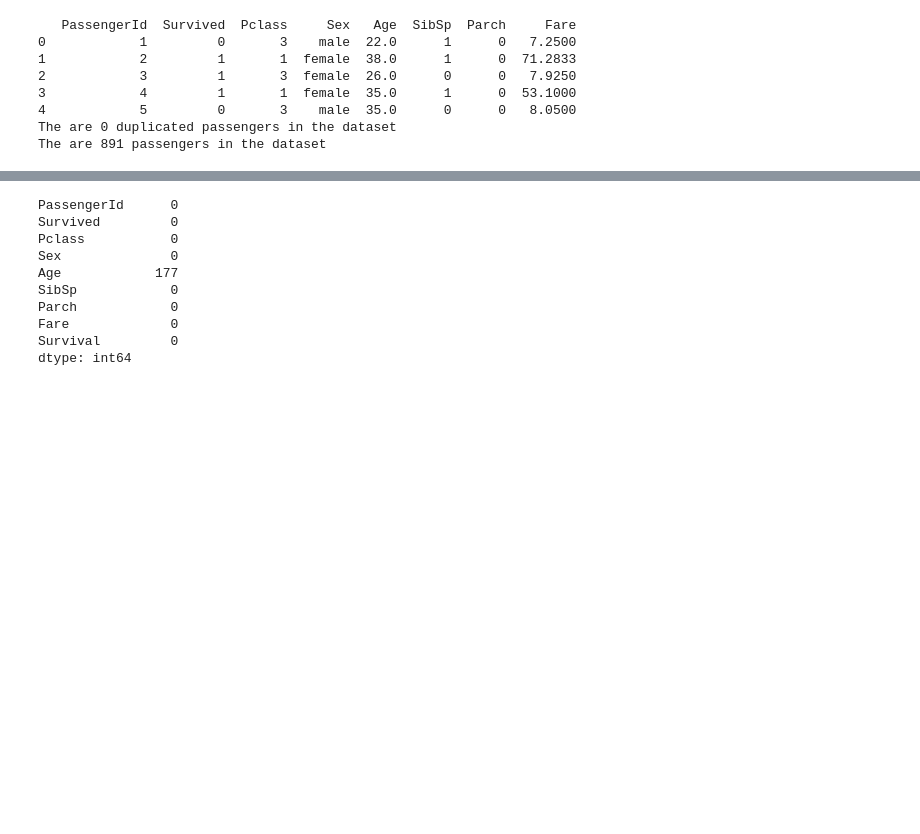
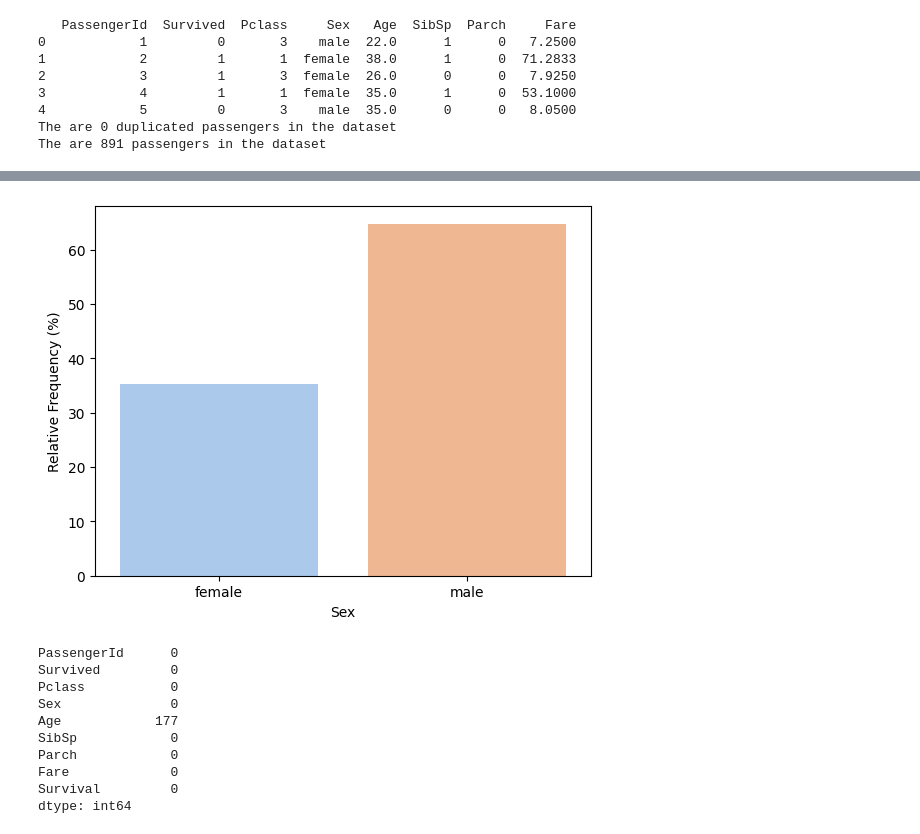
Before and after one commit to rhiats/titanicPrediction, a Jupyter notebook: titanicPred.ipynb, the cells around one changed output, grey strips where cells are left out. Drawn from its saved outputs; the diff is of its cells as text; code cells hidden in the pictures; blank space fills up the shorter version.

```diff
--- a/titanicPred.ipynb
+++ b/titanicPred.ipynb
@@ -83,3 +85,26 @@ balanced(X)
+# %%
+def balanced_sex(df):
+  """
+    Percentage of passengers by sex
+    Balanced or Imbalanced Data
+
+    @p:
+      df (dataframe): Input dataframe
+  """
+
+  sex_ratio_df=(df[['Sex', 'PassengerId']].groupby('Sex').count()/int(df.shape[0]))*100
+
+  sex_ratio_df.reset_index(inplace=True)
+
+  sex_ratio_df.rename(columns={"PassengerId": "Relative Frequency (%)"}, inplace=True)
+
+  sns.barplot(data=sex_ratio_df, x='Sex', y="Relative Frequency (%)", palette="pastel")
+
+  plt.savefig("/content/drive/MyDrive/Colab Notebooks/titanicPrediction/output/balanced_sex.png")
+
+balanced_sex(X)
+# %% [output]
+[figure, added]
 # %%
 def nan_num(df):
   """
```
Also changed, not shown: parts of 4 cells of this notebook.
